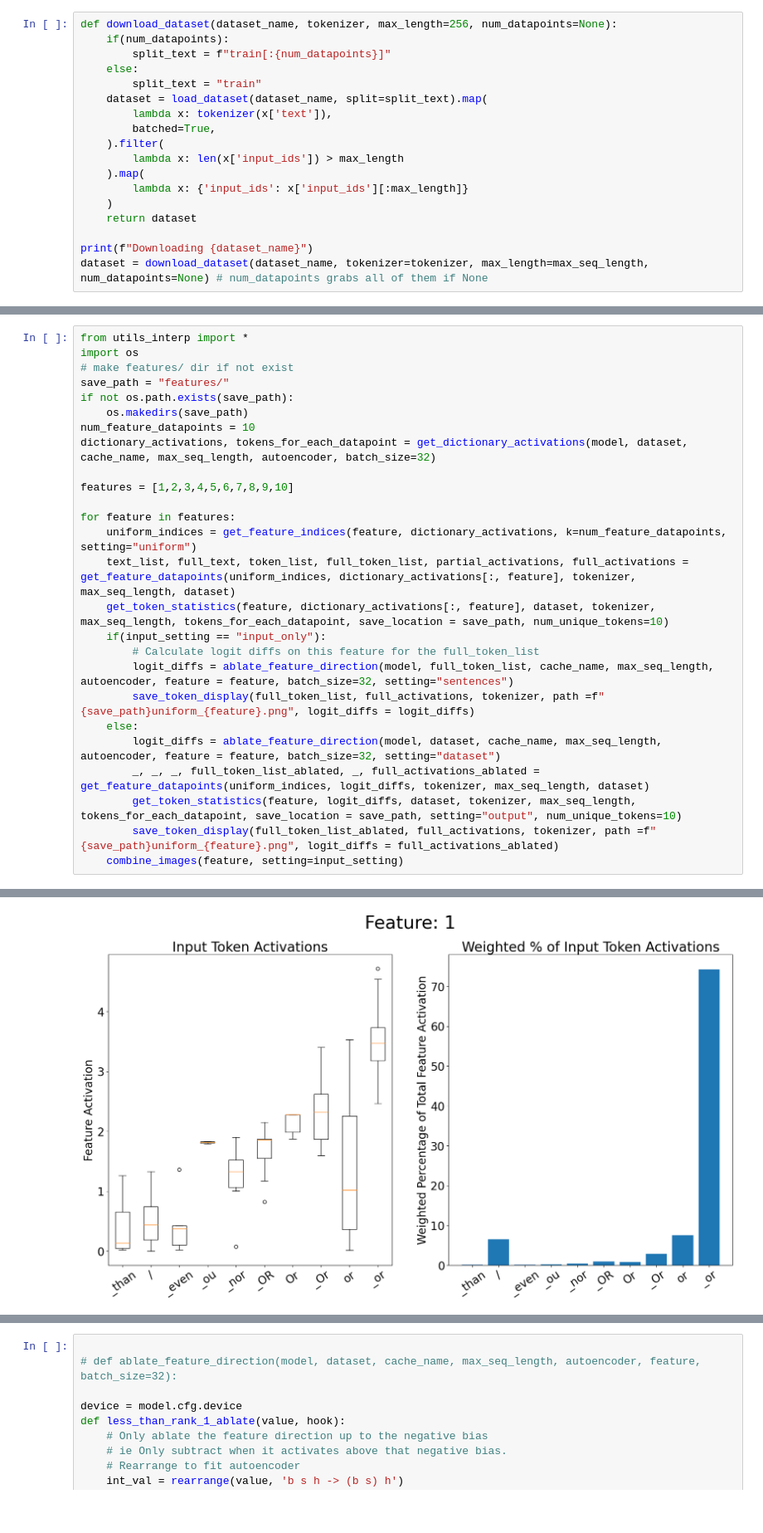
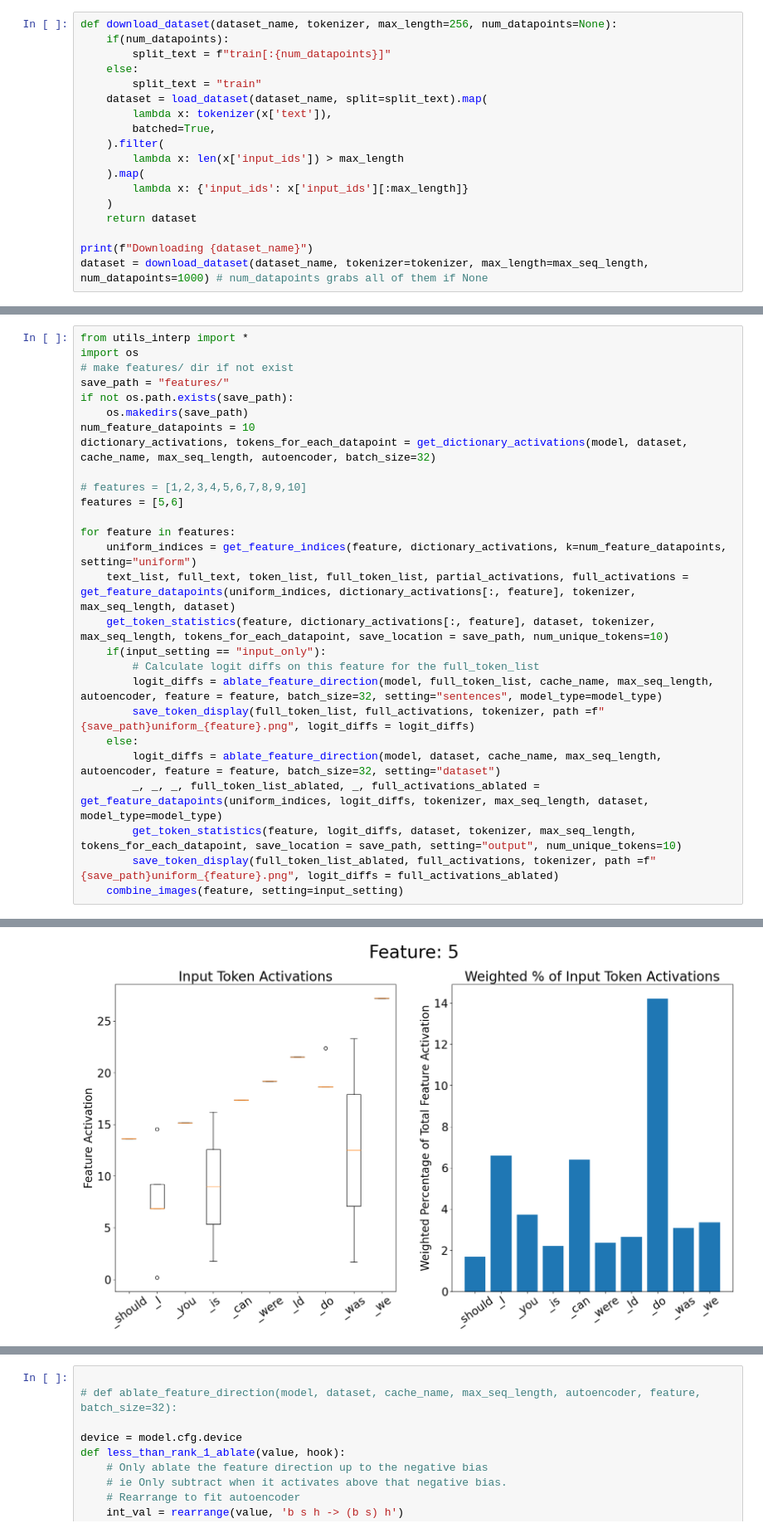
Before and after one commit to migerovitch/sparse_coding, a Jupyter notebook: feature_display_code.ipynb, the cells around one changed output, grey strips where cells are left out. Shown at 83% size. Saved outputs shown, nothing was run; the diff lists cells and outputs as text; blank space fills up the shorter version.

```diff
--- a/feature_display_code.ipynb
+++ b/feature_display_code.ipynb
@@ -62,6 +90,6 @@ def download_dataset(dataset_name, tokenizer, max_length=256, num_datapoints=Non
     return dataset
 
 print(f"Downloading {dataset_name}")
-dataset = download_dataset(dataset_name, tokenizer=tokenizer, max_length=max_seq_length, num_datapoints=None) # num_datapoints grabs all of them if None
+dataset = download_dataset(dataset_name, tokenizer=tokenizer, max_length=max_seq_length, num_datapoints=1000) # num_datapoints grabs all of them if None
 # %% [output]
 Downloading NeelNanda/pile-10k
@@ -79,7 +105,8 @@ if not os.path.exists(save_path):
 num_feature_datapoints = 10
 dictionary_activations, tokens_for_each_datapoint = get_dictionary_activations(model, dataset, cache_name, max_seq_length, autoencoder, batch_size=32)
 
-features = [1,2,3,4,5,6,7,8,9,10]
+# features = [1,2,3,4,5,6,7,8,9,10]
+features = [5,6]
 
 for feature in features:
     uniform_indices = get_feature_indices(feature, dictionary_activations, k=num_feature_datapoints, setting="uniform")
@@ -87,11 +114,11 @@ for feature in features:
     get_token_statistics(feature, dictionary_activations[:, feature], dataset, tokenizer, max_seq_length, tokens_for_each_datapoint, save_location = save_path, num_unique_tokens=10)
     if(input_setting == "input_only"):
         # Calculate logit diffs on this feature for the full_token_list
-        logit_diffs = ablate_feature_direction(model, full_token_list, cache_name, max_seq_length, autoencoder, feature = feature, batch_size=32, setting="sentences")
+        logit_diffs = ablate_feature_direction(model, full_token_list, cache_name, max_seq_length, autoencoder, feature = feature, batch_size=32, setting="sentences", model_type=model_type)
         save_token_display(full_token_list, full_activations, tokenizer, path =f"{save_path}uniform_{feature}.png", logit_diffs = logit_diffs)
     else:
         logit_diffs = ablate_feature_direction(model, dataset, cache_name, max_seq_length, autoencoder, feature = feature, batch_size=32, setting="dataset")
-        _, _, _, full_token_list_ablated, _, full_activations_ablated = get_feature_datapoints(uniform_indices, logit_diffs, tokenizer, max_seq_length, dataset)
+        _, _, _, full_token_list_ablated, _, full_activations_ablated = get_feature_datapoints(uniform_indices, logit_diffs, tokenizer, max_seq_length, dataset, model_type=model_type)
         get_token_statistics(feature, logit_diffs, dataset, tokenizer, max_seq_length, tokens_for_each_datapoint, save_location = save_path, setting="output", num_unique_tokens=10)
         save_token_display(full_token_list_ablated, full_activations, tokenizer, path =f"{save_path}uniform_{feature}.png", logit_diffs = full_activations_ablated)
     combine_images(feature, setting=input_setting)
@@ -100 +127 @@ TypeError: stack(): argument 'tensors' (position 1) must be tuple of Tensors, no
-[figure, old version]
+[figure, new version]
```
Also changed, not shown: parts of 8 cells of this notebook, 1 other file.
